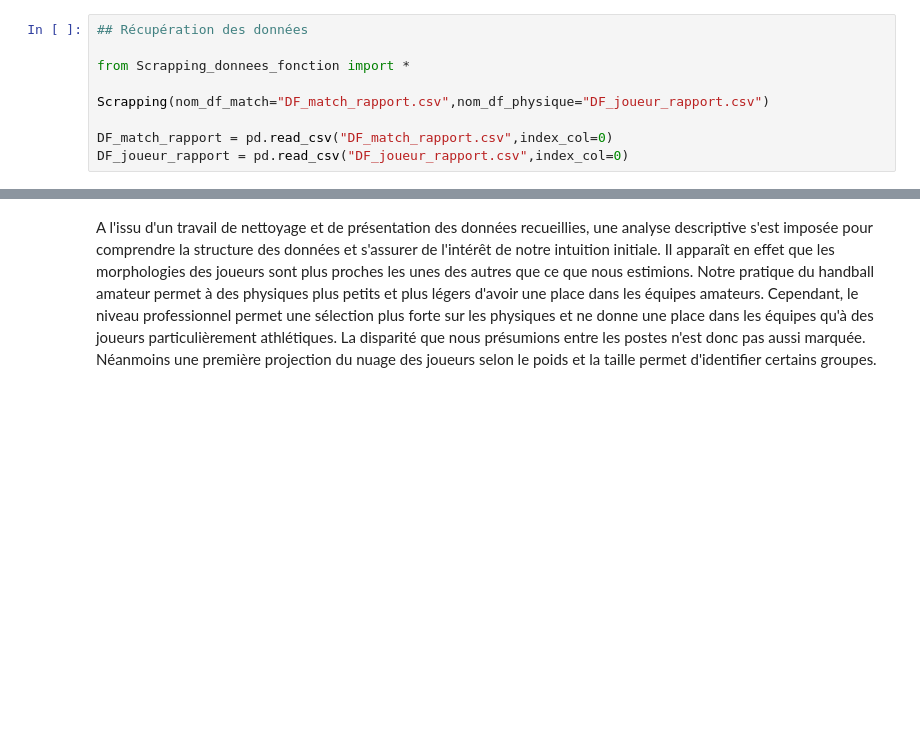
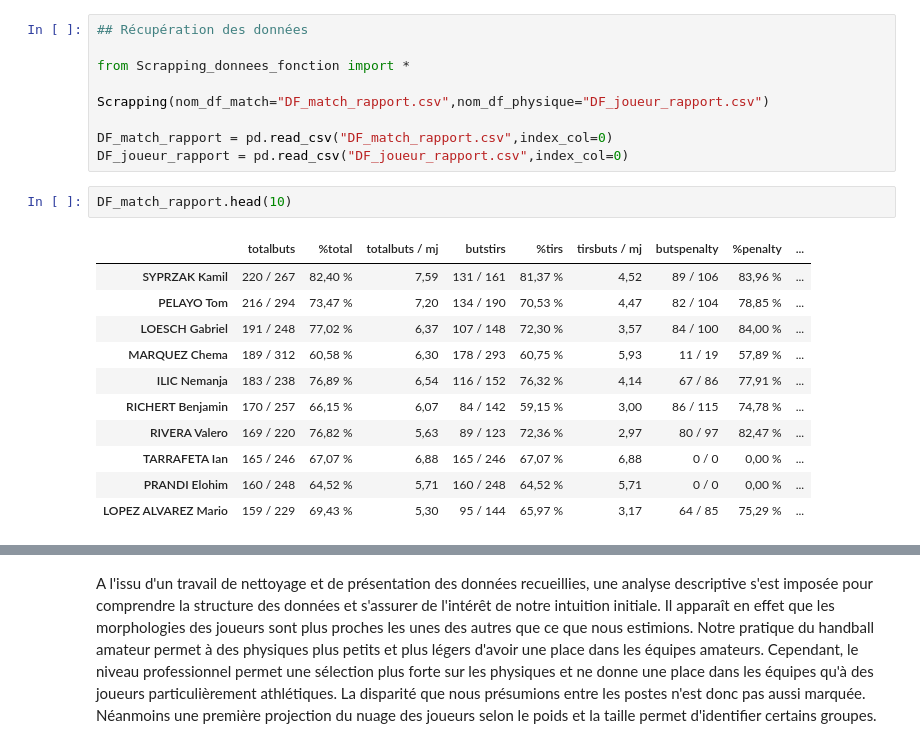
Before and after one commit to LeoDony7/Handball_Position_Predicting, a Jupyter notebook: Rapport.ipynb, the cells around one changed output, grey strips where cells are left out. Cells and saved outputs as stored; diff of their text form; blank space fills up the shorter version.

Commit message:
Test Code Rapport

```diff
--- a/Rapport.ipynb
+++ b/Rapport.ipynb
@@ -36,3 +36,17 @@ Scrapping(nom_df_match="DF_match_rapport.csv",nom_df_physique="DF_joueur_rapport
 
 DF_match_rapport = pd.read_csv("DF_match_rapport.csv",index_col=0)
 DF_joueur_rapport = pd.read_csv("DF_joueur_rapport.csv",index_col=0)
+# %%
+DF_match_rapport.head(10)
+# %% [output]
+|  | totalbuts | %total | totalbuts / mj | butstirs | %tirs | tirsbuts / mj | butspenalty | %penalty | ... |
+| SYPRZAK Kamil | 220 / 267 | 82,40 % | 7,59 | 131 / 161 | 81,37 % | 4,52 | 89 / 106 | 83,96 % | ... |
+| PELAYO Tom | 216 / 294 | 73,47 % | 7,20 | 134 / 190 | 70,53 % | 4,47 | 82 / 104 | 78,85 % | ... |
+| LOESCH Gabriel | 191 / 248 | 77,02 % | 6,37 | 107 / 148 | 72,30 % | 3,57 | 84 / 100 | 84,00 % | ... |
+| MARQUEZ Chema | 189 / 312 | 60,58 % | 6,30 | 178 / 293 | 60,75 % | 5,93 | 11 / 19 | 57,89 % | ... |
+| ILIC Nemanja | 183 / 238 | 76,89 % | 6,54 | 116 / 152 | 76,32 % | 4,14 | 67 / 86 | 77,91 % | ... |
+| RICHERT Benjamin | 170 / 257 | 66,15 % | 6,07 | 84 / 142 | 59,15 % | 3,00 | 86 / 115 | 74,78 % | ... |
+| RIVERA Valero | 169 / 220 | 76,82 % | 5,63 | 89 / 123 | 72,36 % | 2,97 | 80 / 97 | 82,47 % | ... |
+| TARRAFETA Ian | 165 / 246 | 67,07 % | 6,88 | 165 / 246 | 67,07 % | 6,88 | 0 / 0 | 0,00 % | ... |
+| PRANDI Elohim | 160 / 248 | 64,52 % | 5,71 | 160 / 248 | 64,52 % | 5,71 | 0 / 0 | 0,00 % | ... |
+| LOPEZ ALVAREZ Mario | 159 / 229 | 69,43 % | 5,30 | 95 / 144 | 65,97 % | 3,17 | 64 / 85 | 75,29 % | ... |
```
Also changed, not shown: parts of 11 cells of this notebook, 3 other files.
